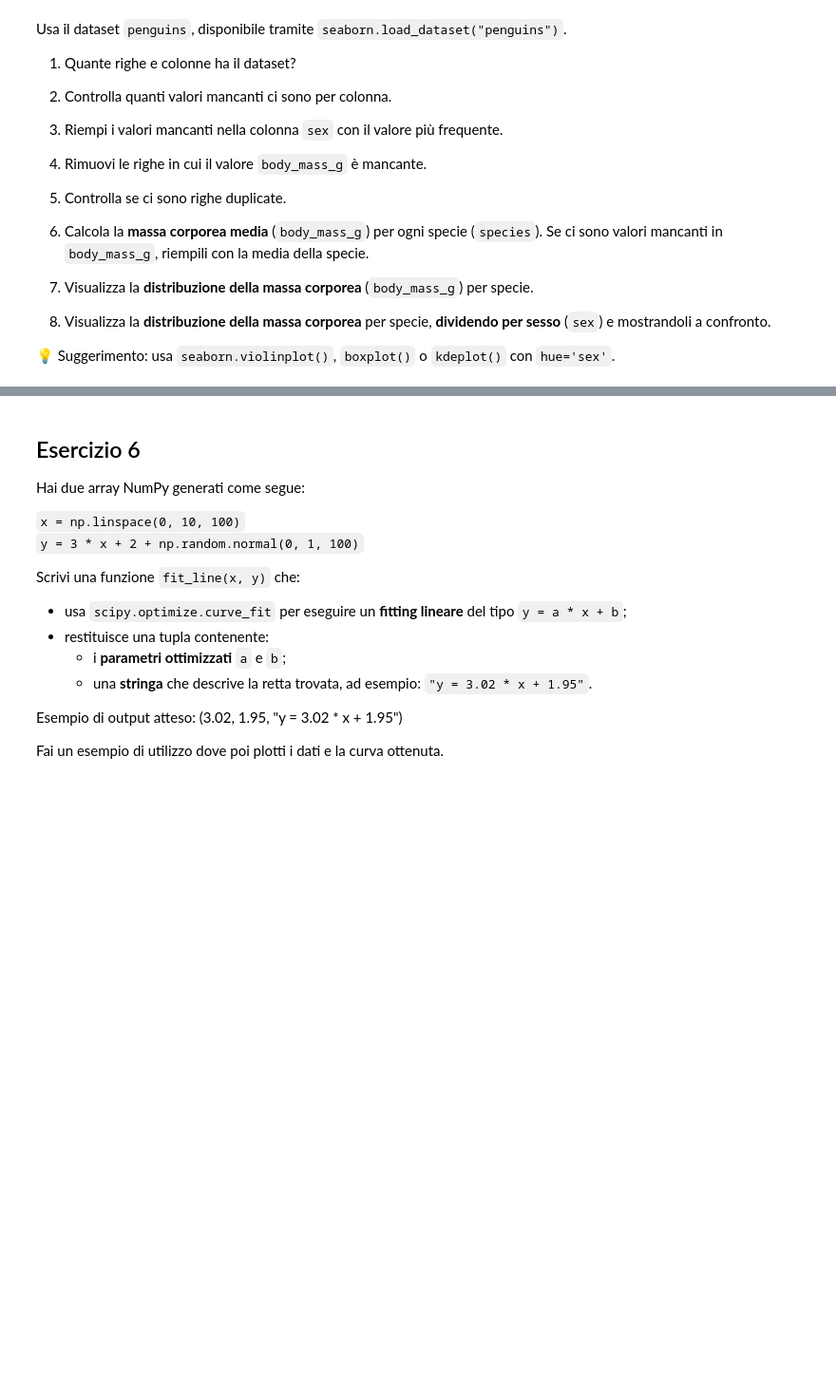
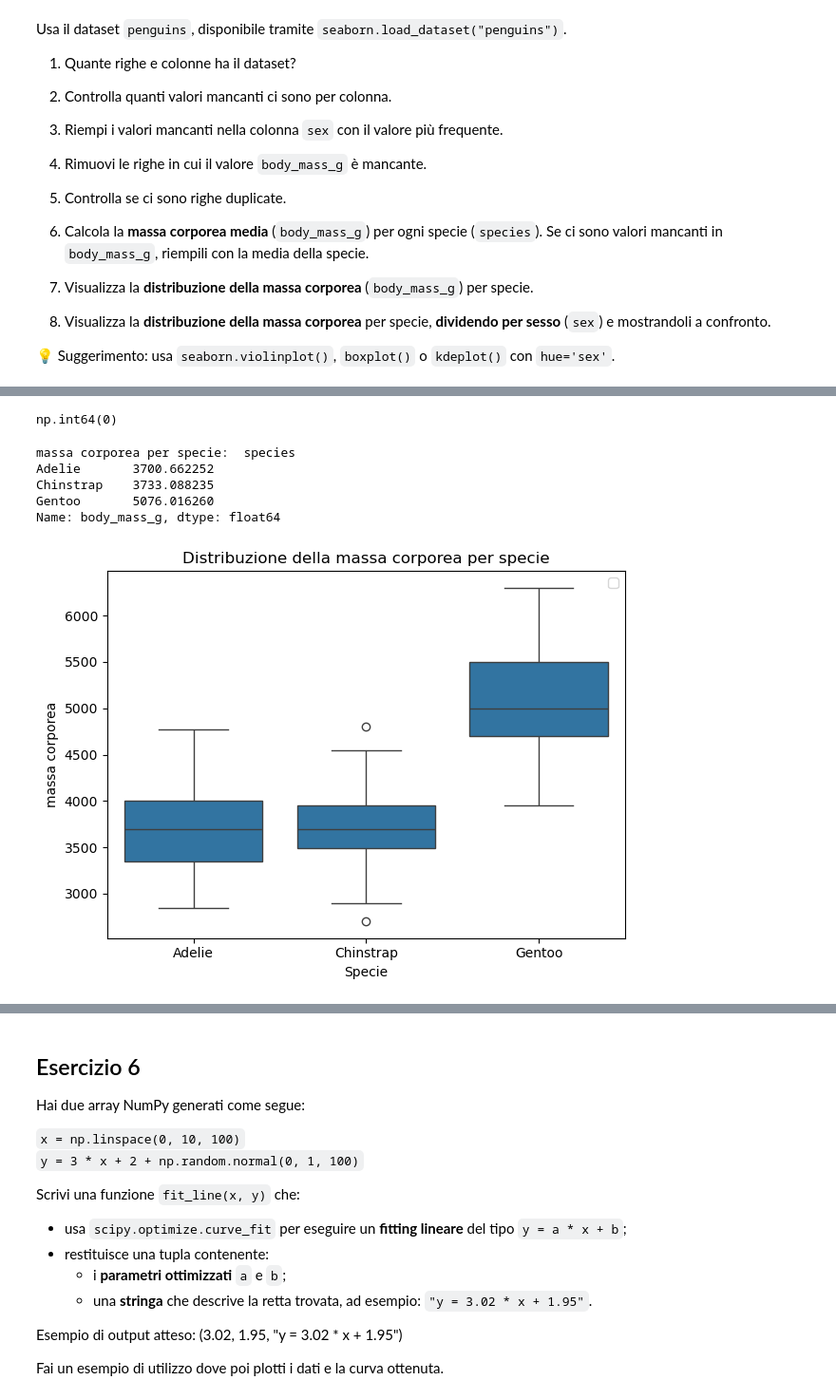
Before and after one commit to michela-roman/ProgrammingLabII, a Jupyter notebook: simulazEsame.ipynb, the cells around one changed output, grey strips where cells are left out. Shown at 95% size. Saved outputs shown, nothing was run; the diff lists cells and outputs as text; code cells hidden in the pictures; blank space fills up the shorter version.

```diff
--- a/simulazEsame.ipynb
+++ b/simulazEsame.ipynb
@@ -414,0 +417,3 @@ Usa il dataset `penguins`, disponibile tramite `seaborn.load_dataset("penguins")
+# %%
+df = sns.load_dataset("penguins")
+print(df)
@@ -414,0 +456,8 @@ Usa il dataset `penguins`, disponibile tramite `seaborn.load_dataset("penguins")
+# %%
+# Riempi i valori mancanti nella colonna `sex` con il valore più frequente.
+moda = df['sex'].mode()[0]
+df['sex'] = df['sex'].fillna(moda)
+# %%
+# Rimuovi le righe in cui il valore `body_mass_g` è mancante.
+df = df.dropna(subset = 'body_mass_g')
+print(df)
@@ -414,0 +482,28 @@ Usa il dataset `penguins`, disponibile tramite `seaborn.load_dataset("penguins")
+# %%
+# Controlla se ci sono righe duplicate.
+df.duplicated().sum()
+# %% [output]
+np.int64(0)
+# %%
+# Calcola la massa corporea media (`body_mass_g`) per ogni specie (`species`).
+# Se ci sono valori mancanti in `body_mass_g`, riempili con la media della specie.
+medie = df.groupby('species')['body_mass_g'].mean().transform(lambda x: x.fillna(x.mean()))
+df['body_mass_g'] = df['body_mass_g'].fillna(medie)
+print('massa corporea per specie: ', df.groupby('species')['body_mass_g'].mean())
+# %% [output]
+massa corporea per specie:  species
+Adelie       3700.662252
+Chinstrap    3733.088235
+Gentoo       5076.016260
+Name: body_mass_g, dtype: float64
+# %%
+# Visualizza la distribuzione della massa corporea (`body_mass_g`) per specie.
+sns.boxplot(data = df, x = 'species', y = 'body_mass_g')
+plt.title('Distribuzione della massa corporea per specie')
+plt.xlabel('Specie')
+plt.ylabel('massa corporea')
+plt.legend()
+plt.tight_layout()
+plt.show()
+# %% [output]
+[figure, added]
```
Also changed, not shown: parts of 8 cells of this notebook.
